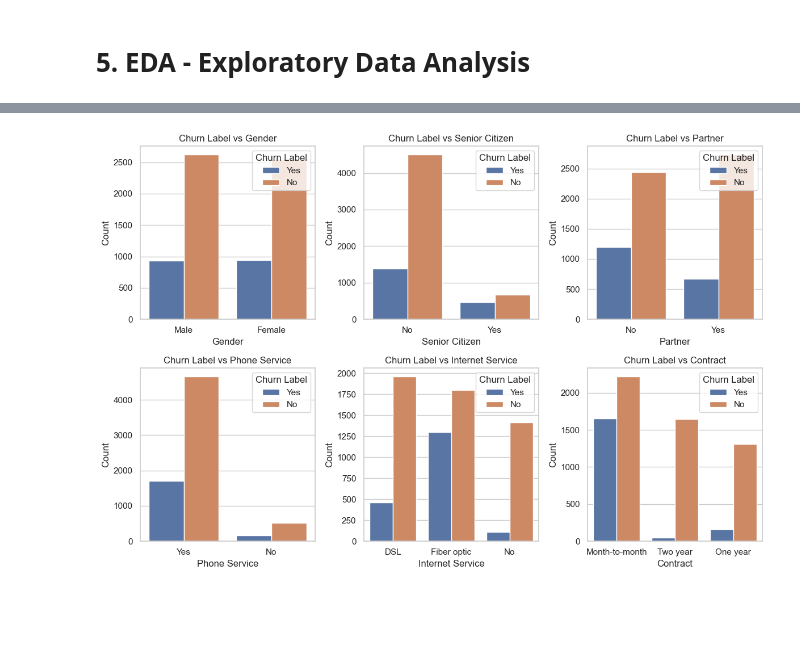
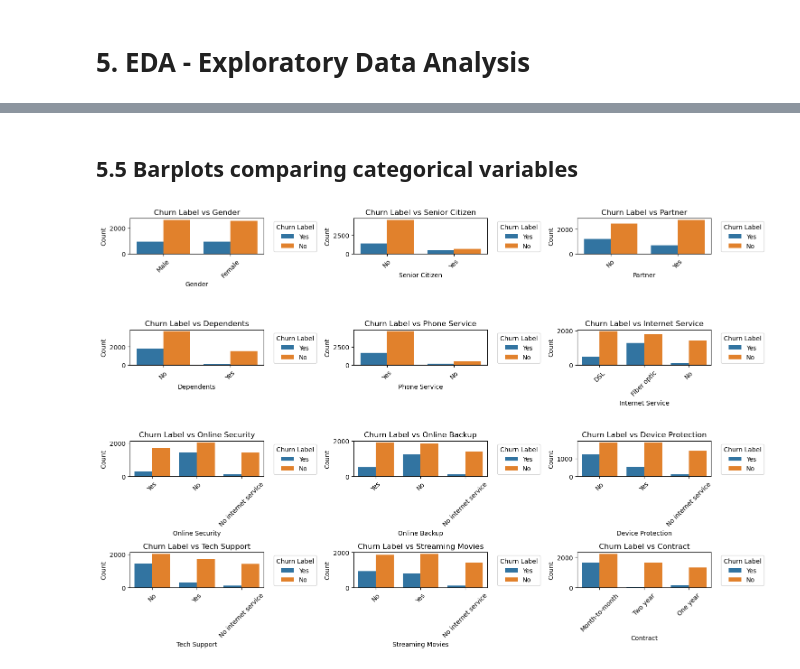
Before and after one commit to joycelee2025/1164049, a Jupyter notebook: data_preprocessing.ipynb, the cells around one changed output, grey strips where cells are left out. Saved outputs shown, nothing was run; the diff lists cells and outputs as text; code cells hidden in the pictures; blank space fills up the shorter version.

```diff
--- a/data_preprocessing.ipynb
+++ b/data_preprocessing.ipynb
@@ -153,3 +180,6 @@ df_missing.tail()
+# %%
+#transform "Total charges" to numerical
+df['Total Charges'] = pd.to_numeric(df['Total Charges'], errors='coerce')
 # %%
 #identify numerical columns and categorical columns
 numerical_cols = df.select_dtypes(include=[np.number]).columns
@@ -176,0 +210,7 @@ Numerical columns with missing values: []
+# %%
+#for Total Charges, fill missing values with 0 as tenure months is 0
+missing_before = df['Total Charges'].isnull().sum()
+df.loc[df['Tenure Months'] == 0 & df['Total Charges'].isnull(), 'Total Charges'] = 0
+missing_after = df['Total Charges'].isnull().sum()
+
+print(f"Missing values in 'Total Charges' before: {missing_before}, after: {missing_after}")
@@ -244,8 +289,3 @@ print(f"outliers count : {len(df) - len(df_cleaned)}")
 # %% [output]
 Cleaned dataset : (7043, 33)
 outliers count : 0
-# %%
-#probability plot for the 'Churn Score' feature - there was no outliers
-sns.set(style="whitegrid")
-plt.figure(figsize=(10, 6))
-stats.probplot(df[feature], plot=plt)
@@ -340,15 +377,18 @@ plt.show()
+# %% [markdown]
+## 5.5 Barplots comparing categorical variables
 # %%
 #to visualise the relationship between 'Churn Label' and other categorical columns including 'Gender', 'Senior Citizen', 'Partner', 'Phone Service', 'Internet Service', 'Contract'
-plt.figure(figsize=(12, 8))
-cat_cols = ['Gender', 'Senior Citizen', 'Partner', 'Phone Service', 'Internet Service', 'Contract']
+plt.figure(figsize=(15, 10))
+cat_cols = ['Gender', 'Senior Citizen', 'Partner', 'Dependents', 'Phone Service', 'Internet Service', 'Online Security', 'Online Backup', 'Device Protection', 'Tech Support', 'Streaming Movies', 'Contract']
 for i, col in enumerate(cat_cols):
-    plt.subplot(2, 3, i + 1)
+    plt.subplot(4, 3, i + 1)
     sns.countplot(data=df, x=col, hue='Churn Label')
     plt.title(f'Churn Label vs {col}')
     plt.xlabel(col)
     plt.ylabel('Count')
-    plt.legend(title='Churn Label')
+    plt.legend(title='Churn Label', bbox_to_anchor=(1.05, 1), loc='upper left')
+    plt.xticks(rotation=45)
 plt.tight_layout()
 plt.show()
 # %% [output]
-[figure, old version]
+[figure, new version]
```
Also changed, not shown: parts of 36 cells of this notebook, 3 other files.
